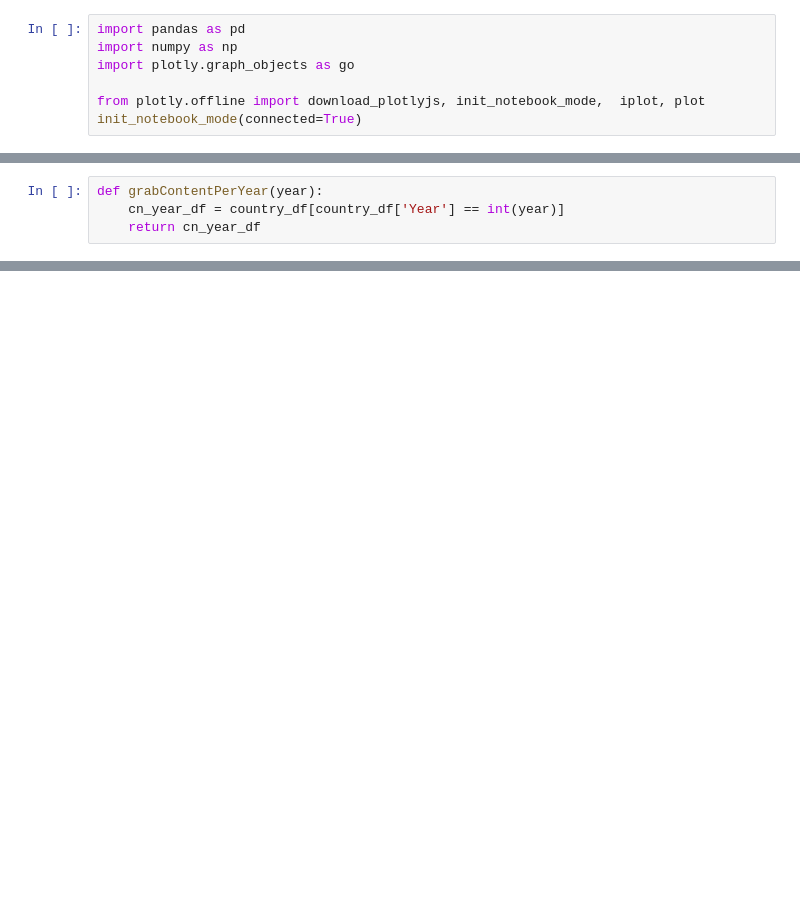
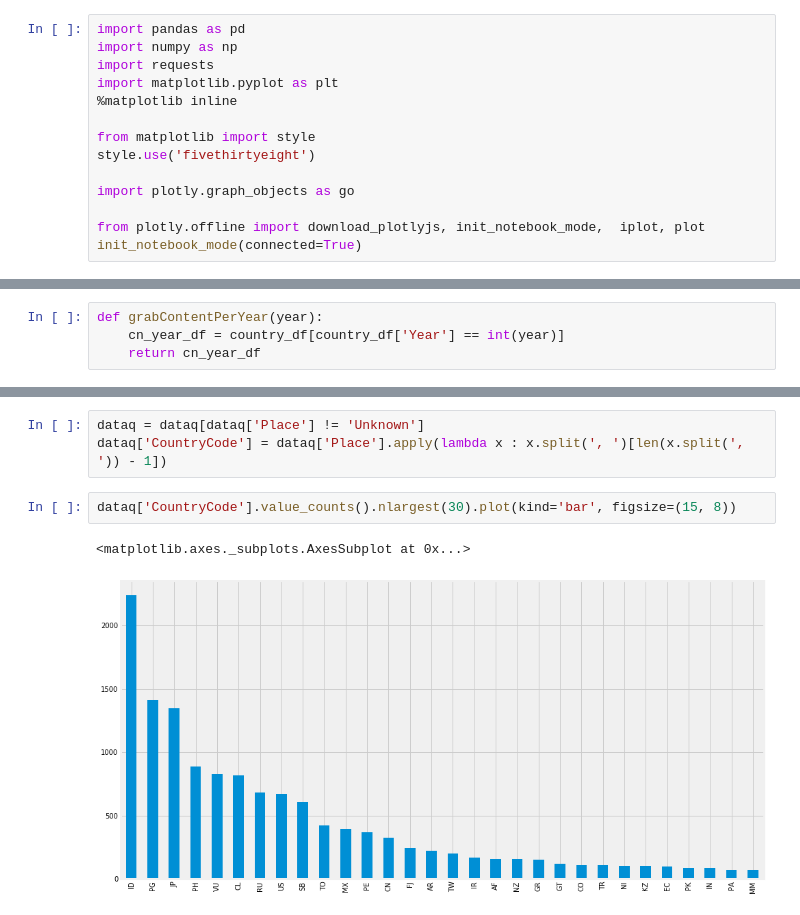
Before and after one commit to chaotic-enigma/ETS_P, a Jupyter notebook: CountryYearAnimation.ipynb, the cells around one changed output, grey strips where cells are left out. Cells and saved outputs as stored; diff of their text form; blank space fills up the shorter version.

Commit message:
model | history-visualization | Plots

```diff
--- a/CountryYearAnimation.ipynb
+++ b/CountryYearAnimation.ipynb
@@ -1,6 +1,13 @@
 # %%
 import pandas as pd
 import numpy as np
+import requests
+import matplotlib.pyplot as plt
+%matplotlib inline
+
+from matplotlib import style
+style.use('fivethirtyeight')
+
 import plotly.graph_objects as go
 
 from plotly.offline import download_plotlyjs, init_notebook_mode,  iplot, plot
@@ -93,3 +109,11 @@ fig = go.Figure(
 fig.show()
 # %% [output]
 [interactive output not drawn]
+# %%
+dataq = dataq[dataq['Place'] != 'Unknown']
+dataq['CountryCode'] = dataq['Place'].apply(lambda x : x.split(', ')[len(x.split(', ')) - 1])
+# %%
+dataq['CountryCode'].value_counts().nlargest(30).plot(kind='bar', figsize=(15, 8))
+# %% [output]
+<matplotlib.axes._subplots.AxesSubplot at 0x...>
+[figure, added]
```
Also changed, not shown: parts of 10 cells of this notebook, 7 other files.
